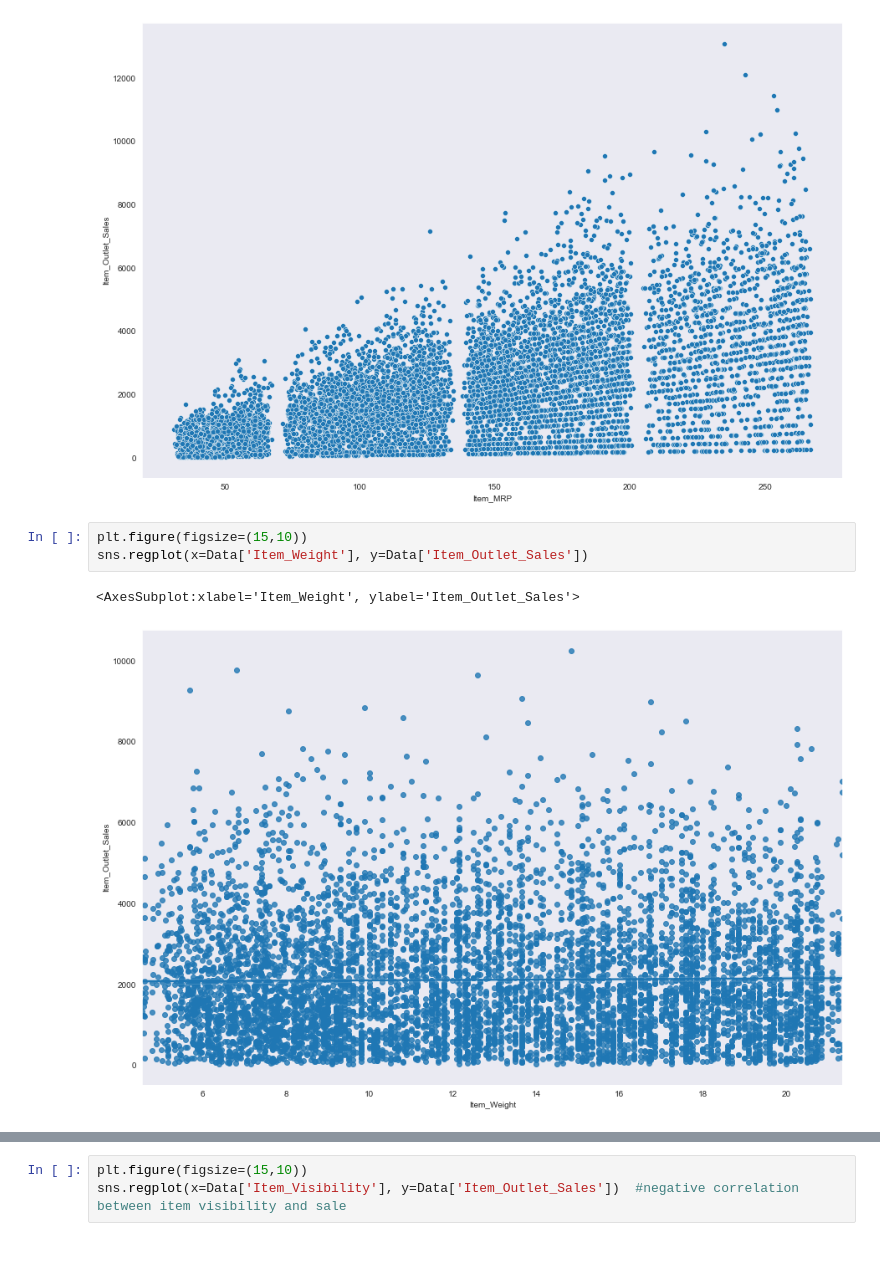
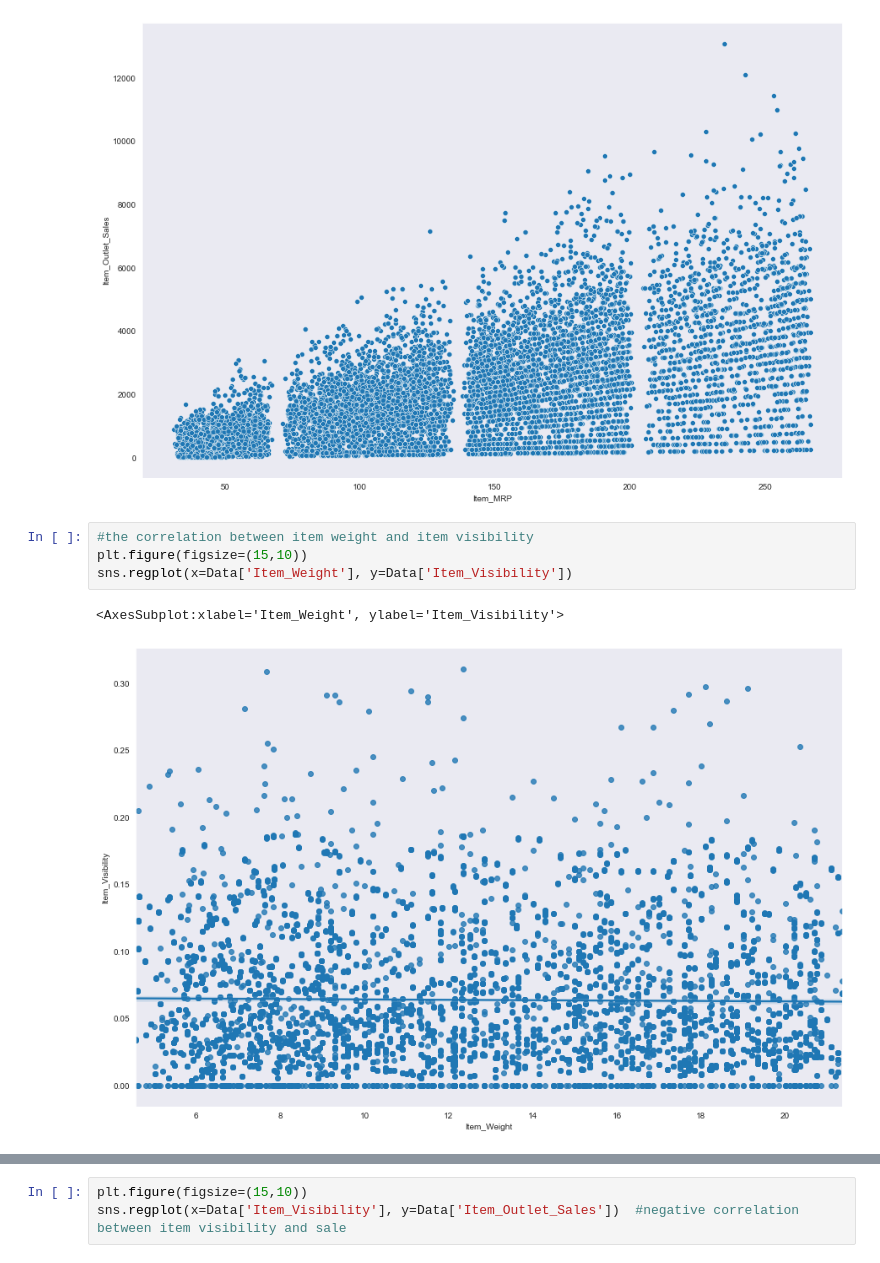
Before and after one commit to Technocolabs100/Product-Sales-Outlet-at-BigMart-Datawarehouse, a Jupyter notebook: product_sales_BigMarket.ipynb, the cells around one changed output, grey strips where cells are left out. Cells and saved outputs as stored; diff of their text form.

```diff
--- a/product_sales_BigMarket.ipynb
+++ b/product_sales_BigMarket.ipynb
@@ -103,8 +128,9 @@ sns.scatterplot(x=Data['Item_MRP'], y=Data['Item_Outlet_Sales'])    #positive co
 <AxesSubplot:xlabel='Item_MRP', ylabel='Item_Outlet_Sales'>
 [figure]
 # %%
+#the correlation between item weight and item visibility
 plt.figure(figsize=(15,10))
-sns.regplot(x=Data['Item_Weight'], y=Data['Item_Outlet_Sales'])
+sns.regplot(x=Data['Item_Weight'], y=Data['Item_Visibility'])
 # %% [output]
-<AxesSubplot:xlabel='Item_Weight', ylabel='Item_Outlet_Sales'>
+<AxesSubplot:xlabel='Item_Weight', ylabel='Item_Visibility'>
-[figure, old version]
+[figure, new version]
```
Also changed, not shown: parts of 59 cells of this notebook.
